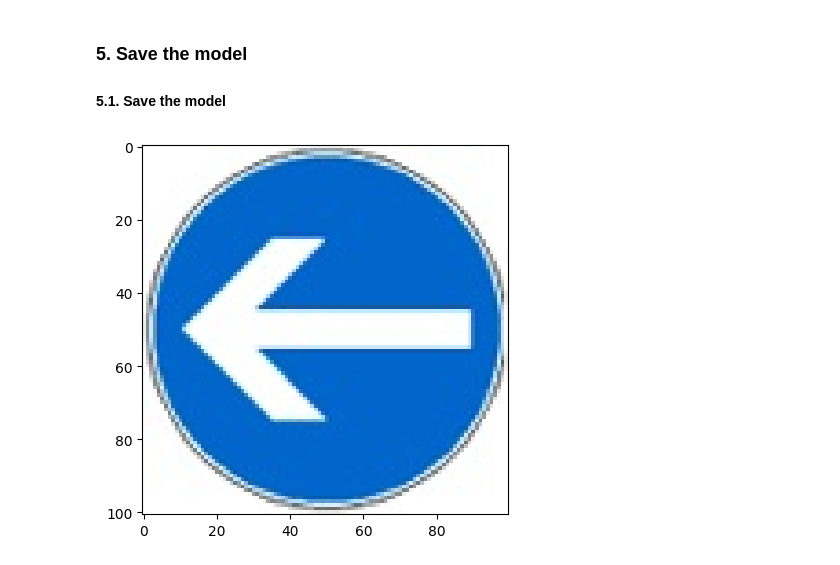
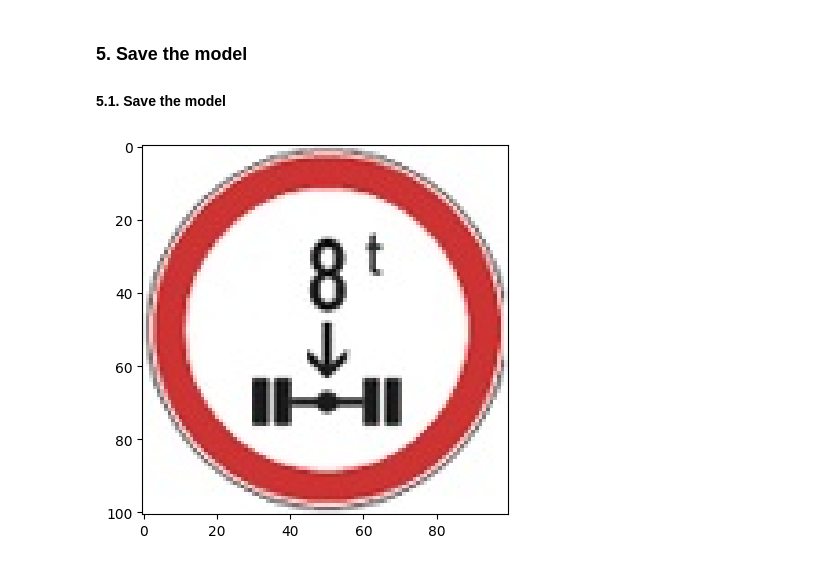
Before and after one commit to Ndriqim-H/Traffic, a Jupyter notebook: Notebook.ipynb, the cells around one changed output. Drawn from its saved outputs; the diff is of its cells as text; code cells hidden in the pictures.

```diff
--- a/Notebook.ipynb
+++ b/Notebook.ipynb
@@ -335,12 +335,12 @@ model.save(os.path.join('models', 'DangerVsOrder.h5'))
 # %%
 new_model = load_model(os.path.join('models', 'DangerVsOrder.h5'))
 # %%
-img = cv2.imread('Images/image_2139.jpg')
+img = cv2.imread('Images/image_2036.jpg')
 imgAsRGB = cv2.cvtColor(img, cv2.COLOR_BGR2RGB)
 plt.imshow(imgAsRGB)
 plt.show()
 # %% [output]
-[figure, old version]
+[figure, new version]
 # %%
 resize = tf.image.resize(imgAsRGB, (256, 256))
 # %%
```
Also changed, not shown: parts of 16 cells of this notebook, 18 other files.
